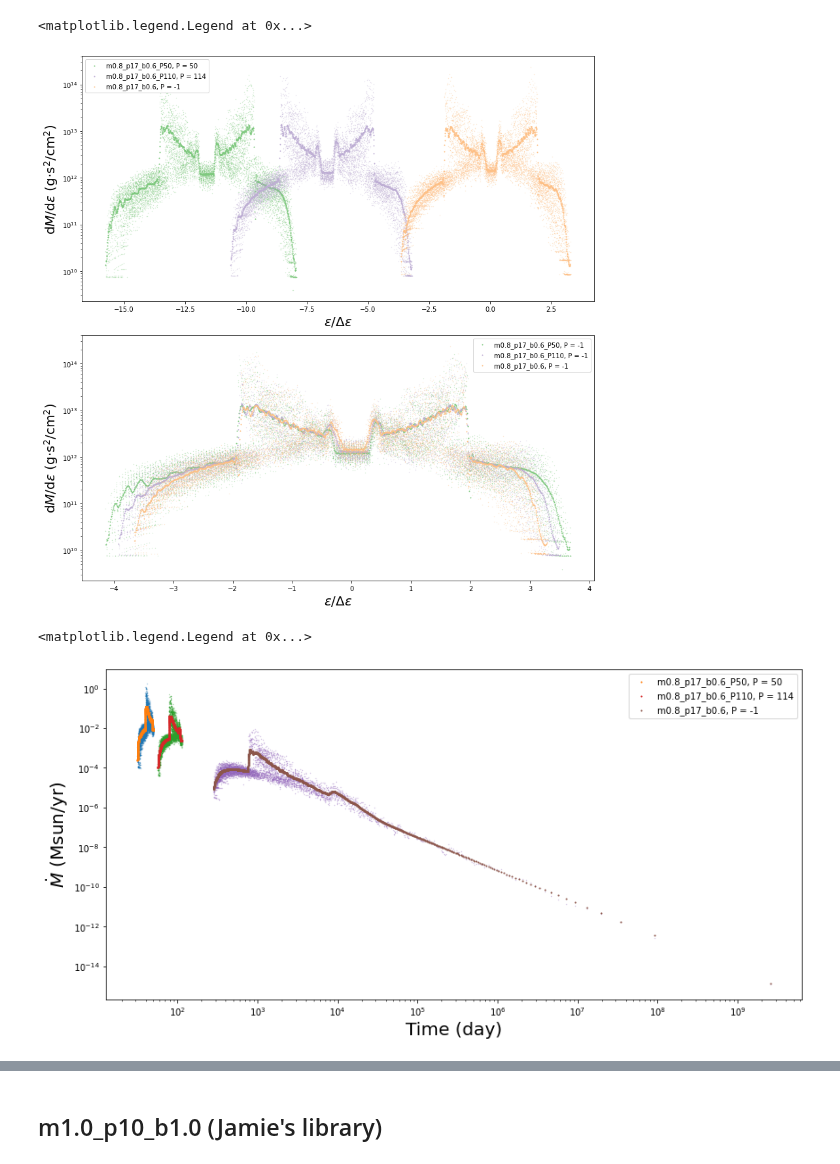
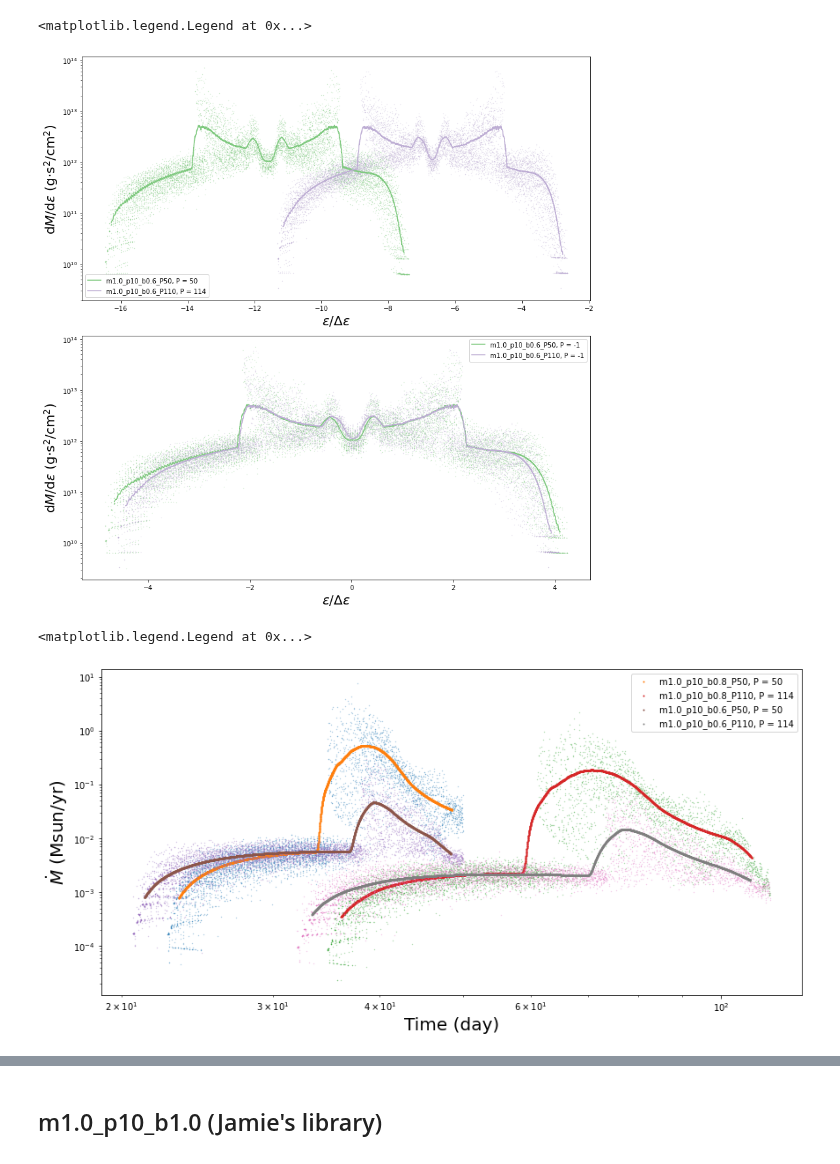
Before and after one commit to slowdivePTG/ASASSN-14ko, a Jupyter notebook: YT_Visualization/dmdt.ipynb, the cells around one changed output, grey strips where cells are left out. Cells and saved outputs as stored; diff of their text form; code cells hidden in the pictures.

Commit message:
beta0.6, 0.8 updated

```diff
--- a/YT_Visualization/dmdt.ipynb
+++ b/YT_Visualization/dmdt.ipynb
@@ -32,8 +52,16 @@ P50_chk0060 = dmdt(DIR='m0.8_p17_b0.6_P50', chk='0060', Period=-1)
 # %%
-P110_chk0080_114 = dmdt(DIR='m0.8_p17_b0.6_P110', chk='0080', Period=114)
-P110_chk0080_50 = dmdt(DIR='m0.8_p17_b0.6_P110', chk='0080', Period=50)
-P110_chk0080 = dmdt(DIR='m0.8_p17_b0.6_P110', chk='0080', Period=-1)
+P110_b0_8_chk_0080_114 = dmdt(DIR='m1.0_p10_b0.8_P110', chk='0080', Period=114)
+P110_b0_8_chk_0080_50 = dmdt(DIR='m1.0_p10_b0.8_P110', chk='0080', Period=50)
+P110_b0_8_chk_0080 = dmdt(DIR='m1.0_p10_b0.8_P110', chk='0080', Period=-1)
 
-P110_chk0060_114 = dmdt(DIR='m0.8_p17_b0.6_P110', chk='0060', Period=114)
-P110_chk0060_50 = dmdt(DIR='m0.8_p17_b0.6_P110', chk='0060', Period=50)
-P110_chk0060 = dmdt(DIR='m0.8_p17_b0.6_P110', chk='0060', Period=-1)
+P110_b0_6_chk_0080_114 = dmdt(DIR='m1.0_p10_b0.6_P110', chk='0080', Period=114)
+P110_b0_6_chk_0080_50 = dmdt(DIR='m1.0_p10_b0.6_P110', chk='0080', Period=50)
+P110_b0_6_chk_0080 = dmdt(DIR='m1.0_p10_b0.6_P110', chk='0080', Period=-1)
+
+P110_b0_8_chk_0060_114 = dmdt(DIR='m1.0_p10_b0.8_P110', chk='0060', Period=114)
+P110_b0_8_chk_0060_50 = dmdt(DIR='m1.0_p10_b0.8_P110', chk='0060', Period=50)
+P110_b0_8_chk_0060 = dmdt(DIR='m1.0_p10_b0.8_P110', chk='0060', Period=-1)
+
+P110_b0_6_chk_0060_114 = dmdt(DIR='m1.0_p10_b0.6_P110', chk='0060', Period=114)
+P110_b0_6_chk_0060_50 = dmdt(DIR='m1.0_p10_b0.6_P110', chk='0060', Period=50)
+P110_b0_6_chk_0060 = dmdt(DIR='m1.0_p10_b0.6_P110', chk='0060', Period=-1)
@@ -47,0 +68,16 @@ chk0060 = dmdt(DIR='m0.8_p17_b0.6', chk='0060', Period=-1)
+# %%
+P50_b0_8_chk_0080_114 = dmdt(DIR='m1.0_p10_b0.8_P50', chk='0080', Period=114)
+P50_b0_8_chk_0080_50 = dmdt(DIR='m1.0_p10_b0.8_P50', chk='0080', Period=50)
+P50_b0_8_chk_0080 = dmdt(DIR='m1.0_p10_b0.8_P50', chk='0080', Period=-1)
+
+P50_b0_6_chk_0080_114 = dmdt(DIR='m1.0_p10_b0.6_P50', chk='0080', Period=114)
+P50_b0_6_chk_0080_50 = dmdt(DIR='m1.0_p10_b0.6_P50', chk='0080', Period=50)
+P50_b0_6_chk_0080 = dmdt(DIR='m1.0_p10_b0.6_P50', chk='0080', Period=-1)
+
+P50_b0_8_chk_0060_114 = dmdt(DIR='m1.0_p10_b0.8_P50', chk='0060', Period=114)
+P50_b0_8_chk_0060_50 = dmdt(DIR='m1.0_p10_b0.8_P50', chk='0060', Period=50)
+P50_b0_8_chk_0060 = dmdt(DIR='m1.0_p10_b0.8_P50', chk='0060', Period=-1)
+
+P50_b0_6_chk_0060_114 = dmdt(DIR='m1.0_p10_b0.6_P50', chk='0060', Period=114)
+P50_b0_6_chk_0060_50 = dmdt(DIR='m1.0_p10_b0.6_P50', chk='0060', Period=50)
+P50_b0_6_chk_0060 = dmdt(DIR='m1.0_p10_b0.6_P50', chk='0060', Period=-1)
@@ -48,58 +120,50 @@ chk0060 = dmdt(DIR='m0.8_p17_b0.6', chk='0060', Period=-1)
 # %%
 f, ax = plt.subplots(2, 1, figsize=(12, 12))
 col = ['#7fc97f', '#beaed4', '#fdc086']
-P50_chk0080_50.dm_de_e(ax=ax[0],
+
+P50_b0_6_chk_0080_50.dm_de_e(ax=ax[0],
                        color=col[0],
                        Bin=200,
                        M=0.8 * u.Msun,
                        R=1 * u.Rsun,
                        beta=0.6)
-P110_chk0080_114.dm_de_e(ax=ax[0],
+P110_b0_6_chk_0080_114.dm_de_e(ax=ax[0],
                          color=col[1],
                          Bin=200,
                          M=0.8 * u.Msun,
                          R=1 * u.Rsun,
                          beta=0.6)
-chk0080.dm_de_e(ax=ax[0],
-                color=col[2],
-                Bin=200,
-                M=0.8 * u.Msun,
-                R=1 * u.Rsun,
-                beta=0.6)
-P50_chk0080.dm_de_e(ax=ax[1],
+
+P50_b0_6_chk_0080.dm_de_e(ax=ax[1],
                         color=col[0],
                         Bin=200,
                         M=0.8 * u.Msun,
                         R=1 * u.Rsun,
                         beta=0.6)
-P110_chk0080.dm_de_e(ax=ax[1],
+P110_b0_6_chk_0080.dm_de_e(ax=ax[1],
                          color=col[1],
                          Bin=200,
                          M=0.8 * u.Msun,
                          R=1 * u.Rsun,
                          beta=0.6)
-chk0080.dm_de_e(ax=ax[1],
-                    color=col[2],
-                    Bin=200,
-                    M=0.8 * u.Msun,
-                    R=1 * u.Rsun,
-                    beta=0.6)
+
 f.tight_layout()
 ax[0].legend()
 ax[1].legend()
 # %% [output]
 <matplotlib.legend.Legend at 0x...>
-[figure, old version]
+[figure, new version]
 # %%
 f, ax = plt.subplots(figsize=(12, 6))
-P50_chk0080_50.Mdot_t(ax=ax)
-P110_chk0080_114.Mdot_t(ax=ax)
-chk0080.Mdot_t(ax=ax)
+P50_b0_8_chk_0060_50.Mdot_t(ax=ax)
+P110_b0_8_chk_0060_114.Mdot_t(ax=ax)
+P50_b0_6_chk_0060_50.Mdot_t(ax=ax)
+P110_b0_6_chk_0060_114.Mdot_t(ax=ax)
 ax.set_xscale('log')
 ax.set_yscale('log')
 ax.legend()
 # %% [output]
 <matplotlib.legend.Legend at 0x...>
-[figure, old version]
+[figure, new version]
 # %%
 f, ax = plt.subplots(3, 1, figsize=(12, 18))
```
Also changed, not shown: parts of 6 cells of this notebook, 2 other files.
